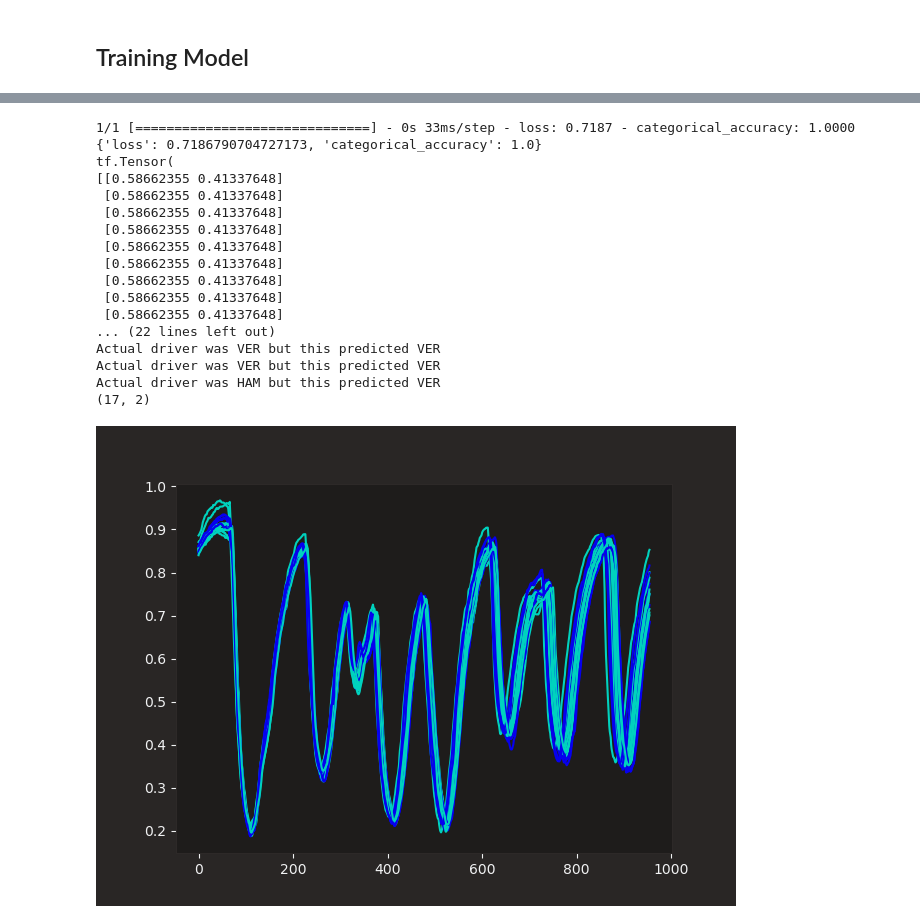
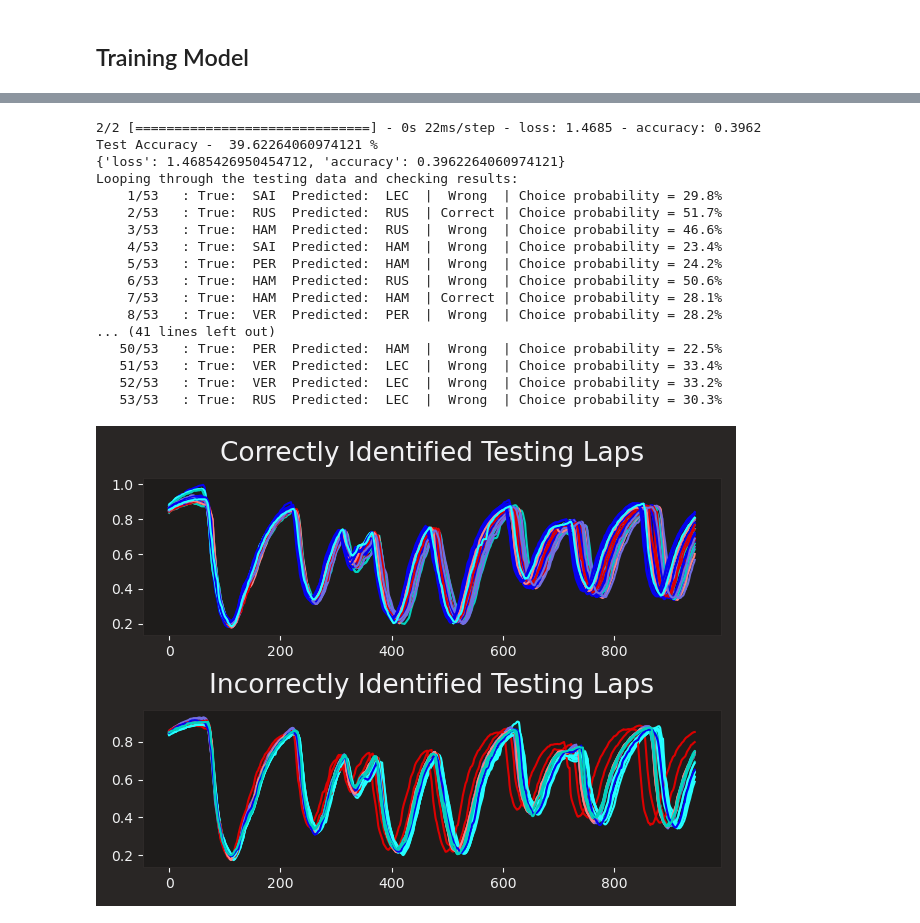
Before and after one commit to djsouthall/f1_djsouthall, a Jupyter notebook: ml/guess_driver_from_telem.ipynb, the cells around one changed output, grey strips where cells are left out. Drawn from its saved outputs; the diff is of its cells as text; code cells hidden in the pictures.

```diff
--- a/ml/guess_driver_from_telem.ipynb
+++ b/ml/guess_driver_from_telem.ipynb
@@ -262,7 +249,7 @@ assert np.any(np.isnan(testing_labels)) == False
 assert type(training_data) == type(training_labels)
 
 print('Training on {} laps, and testing on {}, attempting to distinguish between {} drivers.'.format(training_data.shape[0], testing_data.shape[0], len(np.unique(training_labels))))
-model.fit(training_data, training_labels, batch_size=10, epochs=1000, verbose=2)#, validation_split=0.2
+model.fit(training_data, training_labels, batch_size=20, epochs=1000, verbose=2)#, validation_split=0.2
 
 result = model.evaluate(testing_data,testing_labels,verbose=1)
 
@@ -292,37 +279,41 @@ Test Accuracy -  100.0 %
-# %%
-plt.figure()
-result = model.evaluate(testing_data,testing_labels,verbose=1)
-print(dict(zip(model.metrics_names, result)))
-predictions = model(testing_data, training=False)
-print(predictions)
-
-# print('!!!')
-# print(sum(training_labels.numpy() == 0)/len(training_labels), sum(training_labels.numpy() == 1)/len(training_labels))
-
-for i in range(testing_data.shape[0]):
-    driver = label_key[testing_labels.numpy()[i][0]].upper()
-    predicted_driver = label_key[np.argmax(predictions[i])].upper()
-    print('Actual driver was {} but this predicted {}'.format(driver, predicted_driver))
-    plt.plot(testing_data.numpy()[i], c=fastf1.plotting.driver_color(driver), alpha=1.0)
-
-# print(list(zip(testing_labels.numpy(), testing_data.numpy())))
-print(predictions.shape)
-# %% [output]
-1/1 [==============================] - 0s 33ms/step - loss: 0.7187 - categorical_accuracy: 1.0000
-{'loss': 0.7186790704727173, 'categorical_accuracy': 1.0}
-tf.Tensor(
-[[0.58662355 0.41337648]
- [0.58662355 0.41337648]
- [0.58662355 0.41337648]
- [0.58662355 0.41337648]
- [0.58662355 0.41337648]
- [0.58662355 0.41337648]
- [0.58662355 0.41337648]
- [0.58662355 0.41337648]
- [0.58662355 0.41337648]
-... (22 lines left out)
-Actual driver was VER but this predicted VER
-Actual driver was VER but this predicted VER
-Actual driver was HAM but this predicted VER
-(17, 2)
-[figure, removed]
+# %%
+result = model.evaluate(testing_data,testing_labels,verbose=1)
+
+# Changing the accuracy into a percentage
+testing_acc = result[1]*100
+# Printing the accuracy
+print('Test Accuracy - ', testing_acc,'%')
+print(dict(zip(model.metrics_names, result)))
+
+predictions = model(testing_data, training=False)
+print('Looping through the testing data and checking results:')
+
+plt.figure()
+ax1 = plt.subplot(2,1,1)
+ax1.title.set_text('Correctly Identified Testing Laps')
+ax2 = plt.subplot(2,1,2)
+ax2.title.set_text('Incorrectly Identified Testing Laps')
+for i, (expect, predict) in enumerate(zip(testing_labels.numpy() , predictions.numpy())):
+    print('{:5}/{:<5}: True:{:^7}Predicted:{:^7}| {:^7} | Choice probability = {:.1f}%'.format(i+1, testing_data.shape[0], label_dict[expect[0]].upper(), label_dict[predict.argmax()].upper(), ['Wrong', 'Correct'][predict.argmax() == expect[0]],  predict.max()*100))
+    [ax1, ax2][predict.argmax() == expect[0]].plot(testing_data.numpy()[i], c=fastf1.plotting.driver_color(label_dict[expect[0]].upper()), alpha=1.0)
+
+plt.tight_layout()
+# %% [output]
+2/2 [==============================] - 0s 22ms/step - loss: 1.4685 - accuracy: 0.3962
+Test Accuracy -  39.62264060974121 %
+{'loss': 1.4685426950454712, 'accuracy': 0.3962264060974121}
+Looping through the testing data and checking results:
+    1/53   : True:  SAI  Predicted:  LEC  |  Wrong  | Choice probability = 29.8%
+    2/53   : True:  RUS  Predicted:  RUS  | Correct | Choice probability = 51.7%
+    3/53   : True:  HAM  Predicted:  RUS  |  Wrong  | Choice probability = 46.6%
+    4/53   : True:  SAI  Predicted:  HAM  |  Wrong  | Choice probability = 23.4%
+    5/53   : True:  PER  Predicted:  HAM  |  Wrong  | Choice probability = 24.2%
+    6/53   : True:  HAM  Predicted:  RUS  |  Wrong  | Choice probability = 50.6%
+    7/53   : True:  HAM  Predicted:  HAM  | Correct | Choice probability = 28.1%
+    8/53   : True:  VER  Predicted:  PER  |  Wrong  | Choice probability = 28.2%
+... (41 lines left out)
+   50/53   : True:  PER  Predicted:  HAM  |  Wrong  | Choice probability = 22.5%
+   51/53   : True:  VER  Predicted:  LEC  |  Wrong  | Choice probability = 33.4%
+   52/53   : True:  VER  Predicted:  LEC  |  Wrong  | Choice probability = 33.2%
+   53/53   : True:  RUS  Predicted:  LEC  |  Wrong  | Choice probability = 30.3%
+[figure, added]
```
Also changed, not shown: parts of 18 cells of this notebook, 2 other files.
